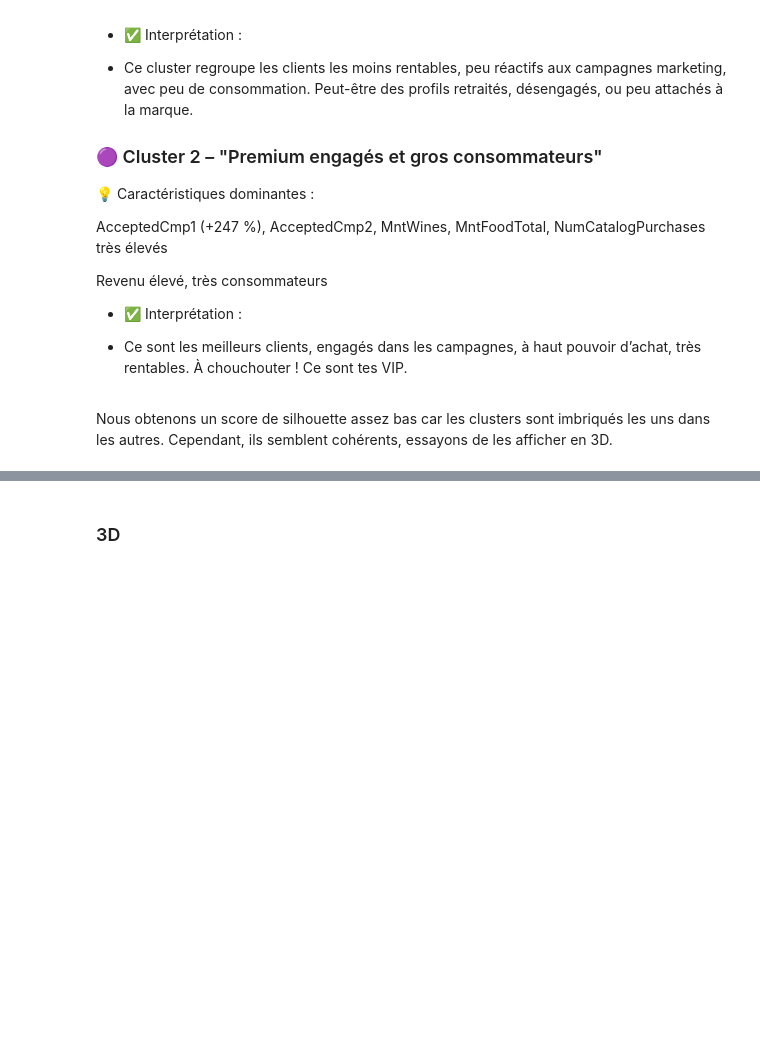
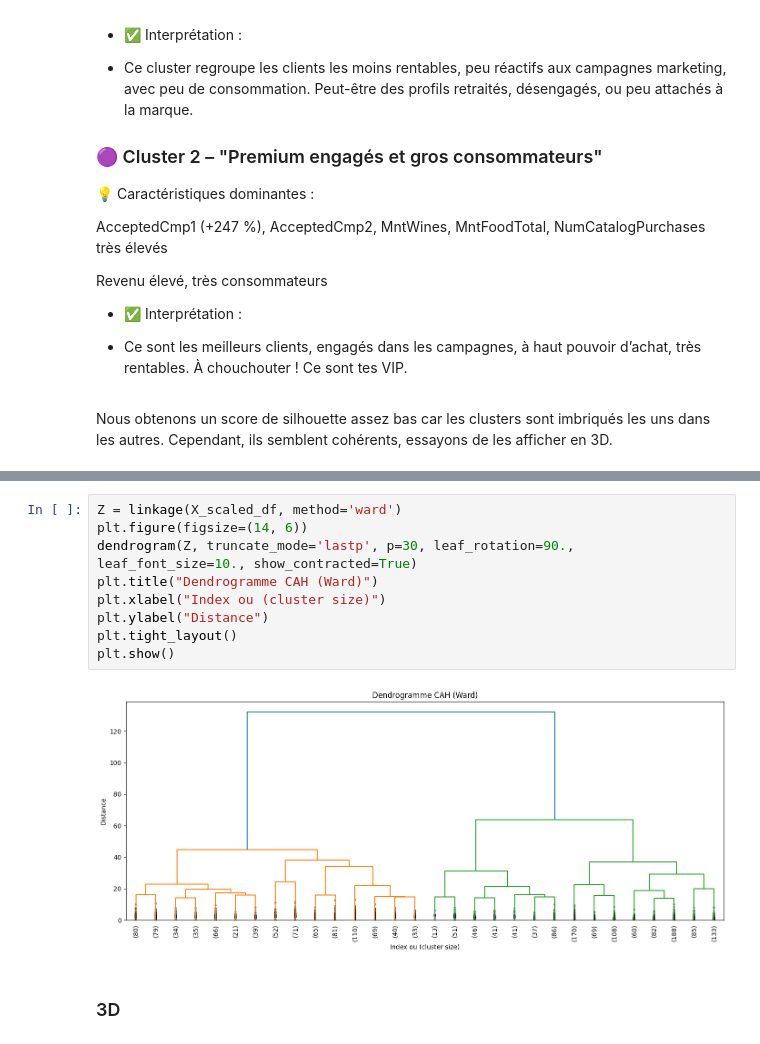
Before and after one commit to NovaStarmax/customer-personality-analysis, a Jupyter notebook: notebook/customer_clustering.ipynb, the cells around one changed output, grey strips where cells are left out. Cells and saved outputs as stored; diff of their text form; blank space fills up the shorter version.

```diff
--- a/notebook/customer_clustering.ipynb
+++ b/notebook/customer_clustering.ipynb
@@ -459,4 +482,15 @@ Silhouette Score (CAH) : 0.198
 [figure]
+# %%
+Z = linkage(X_scaled_df, method='ward')
+plt.figure(figsize=(14, 6))
+dendrogram(Z, truncate_mode='lastp', p=30, leaf_rotation=90., leaf_font_size=10., show_contracted=True)
+plt.title("Dendrogramme CAH (Ward)")
+plt.xlabel("Index ou (cluster size)")
+plt.ylabel("Distance")
+plt.tight_layout()
+plt.show()
+# %% [output]
+[figure, added]
 # %% [markdown]
 ### 3D
 # %%
```
Also changed, not shown: parts of 5 cells of this notebook, 2 other files.
